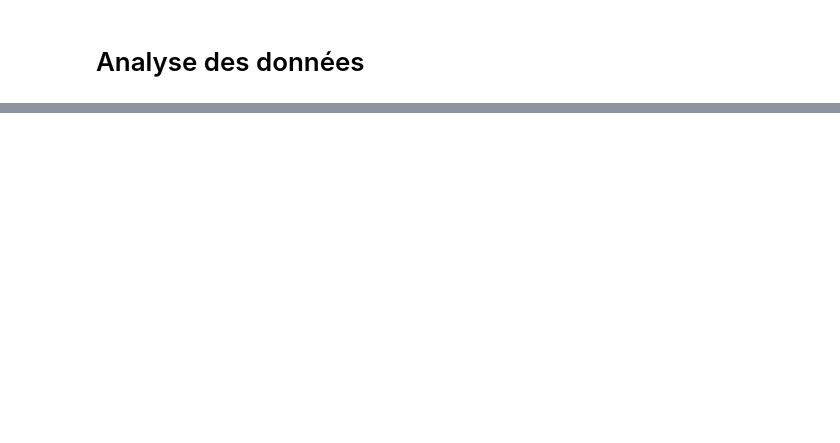
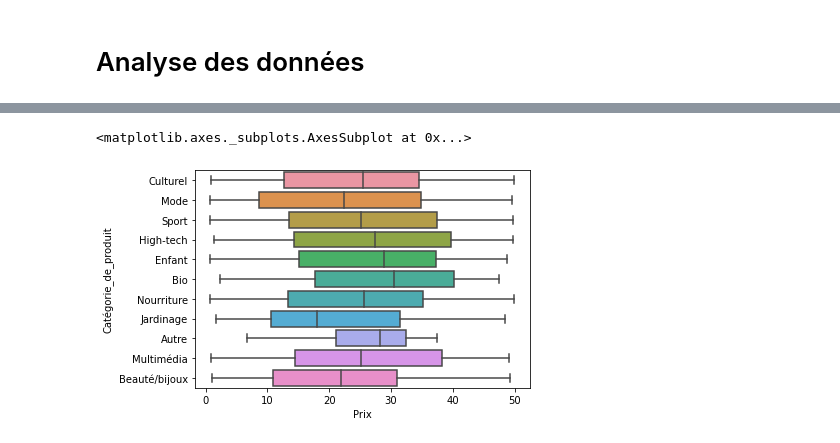
Before and after one commit to hostiix/DatasetVente, a Jupyter notebook: DataAnalysis.ipynb, the cells around one changed output, grey strips where cells are left out. Saved outputs shown, nothing was run; the diff lists cells and outputs as text; code cells hidden in the pictures; blank space fills up the shorter version.

```diff
--- a/DataAnalysis.ipynb
+++ b/DataAnalysis.ipynb
@@ -27,0 +78,6 @@ ventes2015sousensemble.decribe()
+# %%
+#Quelle catégorie de produit a des prix plus conséquents ?
+sns.boxplot(x = 'Prix', y = 'Catégorie_de_produit', data = features)
+# %% [output]
+<matplotlib.axes._subplots.AxesSubplot at 0x...>
+[figure, added]
```
Also changed, not shown: parts of 15 cells of this notebook.
